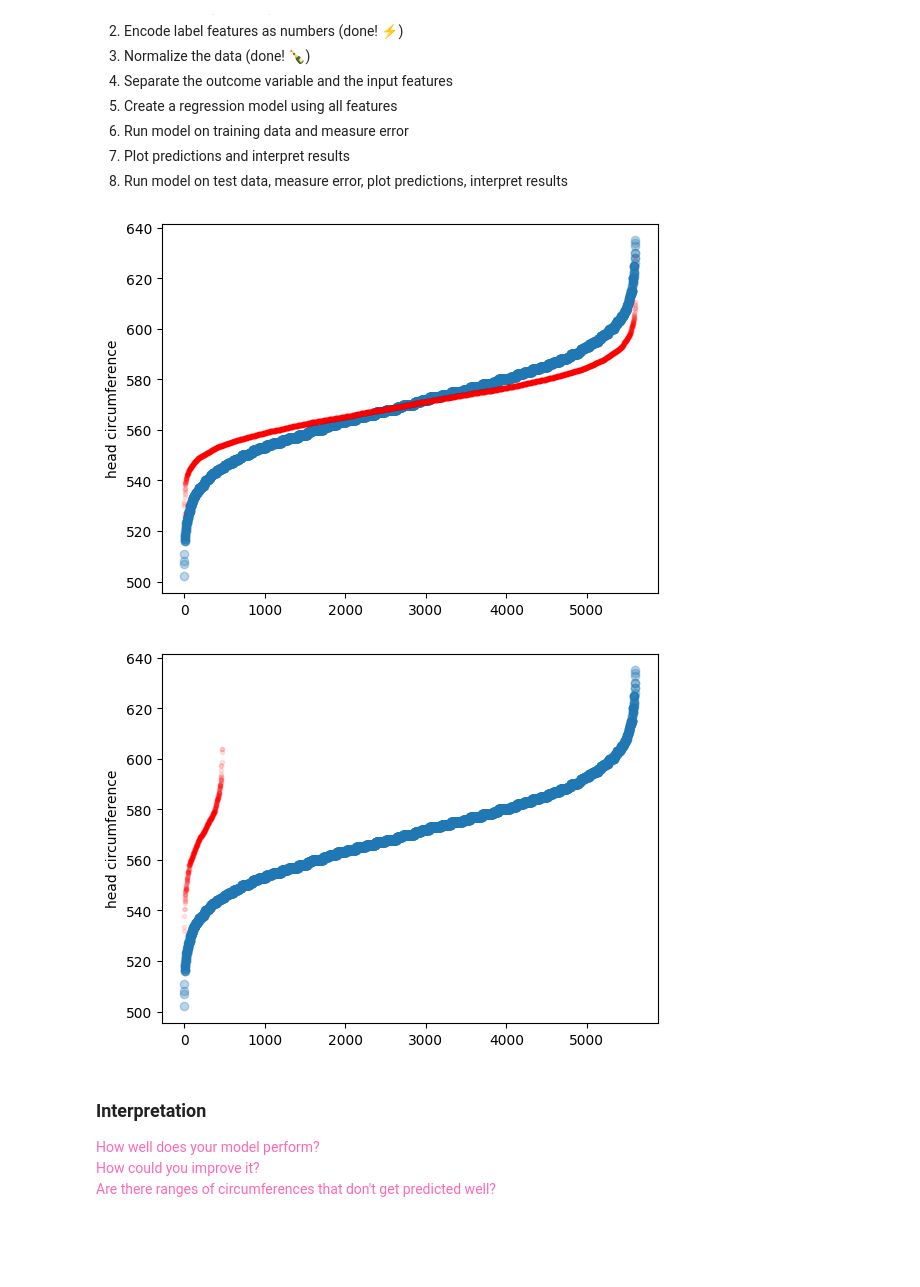
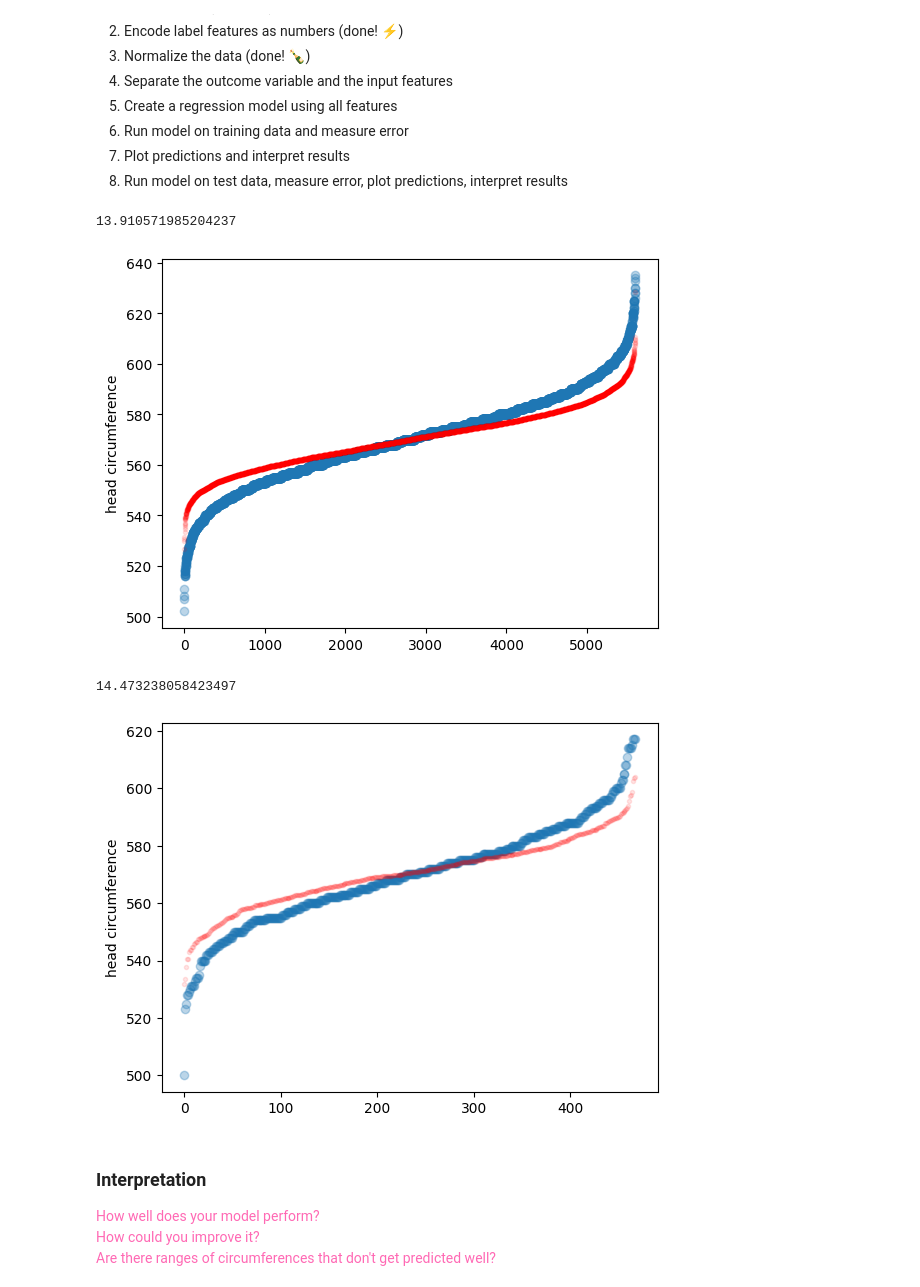
Before and after one commit to kaoriogawa-PSAM-5020-spring2026/Homework06, a Jupyter notebook: Homework06.ipynb, the cells around one changed output. Cells and saved outputs as stored; diff of their text form; code cells hidden in the pictures; blank space fills up the shorter version.

```diff
--- a/Homework06.ipynb
+++ b/Homework06.ipynb
@@ -221,7 +221,8 @@ head_cir_model = LinearRegression().fit(features_df, out_df)
 ## Measure error on training data
 predicted_head_cir = head_cir_model.predict(features_df)
 
-regression_error(out_df, predicted_head_cir)
+train_error = regression_error(out_df, predicted_head_cir)
+print(train_error)
 
 ## Plot predictions and interpret results
 head_original = sorted(ansur_df["head.circumference"])
@@ -232,6 +233,7 @@ plt.plot(head_predicted, color='r', marker='o', markersize='3', linestyle='', al
 plt.ylabel("head circumference")
 plt.show()
 # %% [output]
+13.910571985204237
 [figure]
 # %%
 ## Load Test Data
@@ -249,20 +251,24 @@ ansur_test_scaled_df = ansur_scaler.transform(ansur_test_encoded_df)
 # %%
 ## Run model on test data
 test_features_df = ansur_test_scaled_df.drop(columns=["head.circumference"])
 test_predict = head_cir_model.predict(test_features_df)
 
 ## Measure error on test data
 test_error = regression_error(ansur_test_df["head.circumference"], test_predict)
+print(test_error)
+
 
 ## Plot predictions and interpret results
+head_test_original = sorted(ansur_test_df["head.circumference"])
 head_test_predicted = sorted(test_predict)
 
-plt.plot(head_original, marker='o', linestyle='', alpha=0.3)
+plt.plot(head_test_original, marker='o', linestyle='', alpha=0.3)
 plt.plot(head_test_predicted, color='r', marker='o', markersize='3', linestyle='', alpha=0.1)
 plt.ylabel("head circumference")
 plt.show()
 # %% [output]
+14.473238058423497
-[figure, old version]
+[figure, new version]
 # %% [markdown]
 ### Interpretation
 
```
Also changed, not shown: parts of 2 cells of this notebook.
